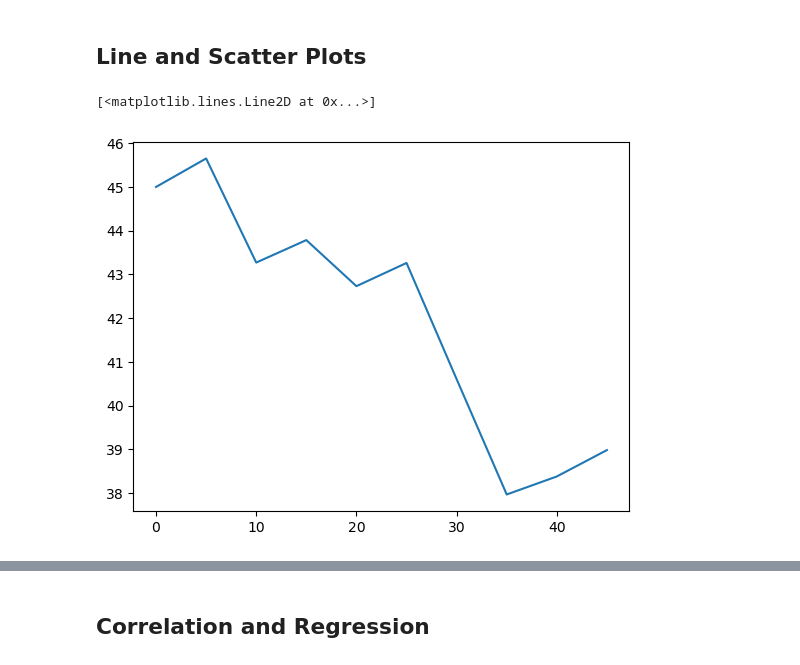
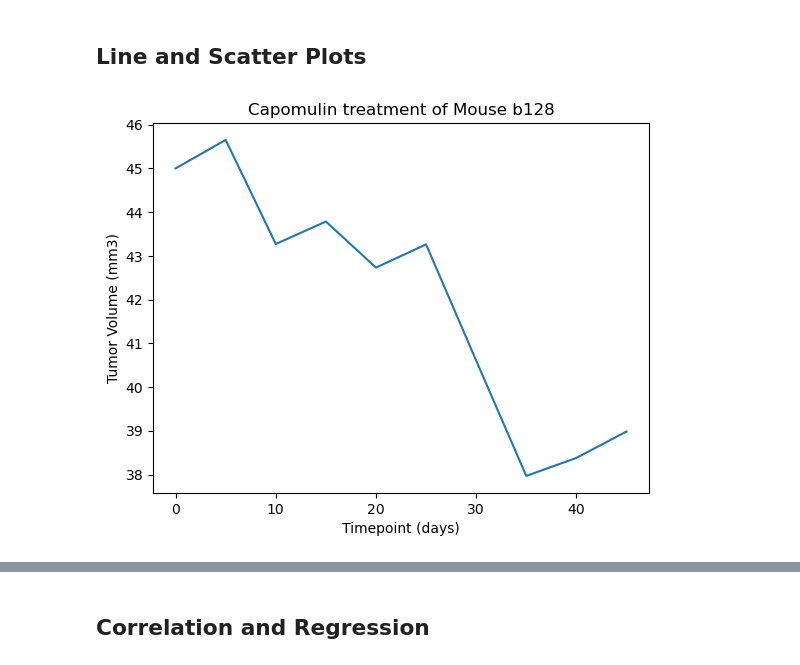
Before and after one commit to Kevin-Lad/matplotlib-challenge, a Jupyter notebook: Pymaceuticals/pymaceuticals.ipynb, the cells around one changed output, grey strips where cells are left out. Saved outputs shown, nothing was run; the diff lists cells and outputs as text; code cells hidden in the pictures.

Commit message:
plots updated

```diff
--- a/Pymaceuticals/pymaceuticals.ipynb
+++ b/Pymaceuticals/pymaceuticals.ipynb
@@ -322,16 +304,20 @@ plt.show()
 # %%
 # Generate a line plot of tumor volume vs. time point for a single mouse treated with Capomulin
 all_capomulin_df = mouse_data_clean.loc[mouse_data_clean['Drug Regimen'] == 'Capomulin']
 # capomulin_mice
 mouse_b128 = all_capomulin_df.loc[mouse_data['Mouse ID'] == 'b128']
 mouse_b128
 
 x_axis = mouse_b128['Timepoint']
 y_axis = mouse_b128['Tumor Volume (mm3)']
 
 plt.plot(x_axis, y_axis)
+plt.title('Capomulin treatment of Mouse b128')
+plt.xlabel('Timepoint (days)')
+plt.ylabel('Tumor Volume (mm3)')
+
+plt.show()
 # %% [output]
-[<matplotlib.lines.Line2D at 0x...>]
-[figure, old version]
+[figure, new version]
 # %%
 # Generate a scatter plot of mouse weight vs. the average observed tumor volume for the entire Capomulin regimen
```
Also changed, not shown: parts of 5 cells of this notebook.
